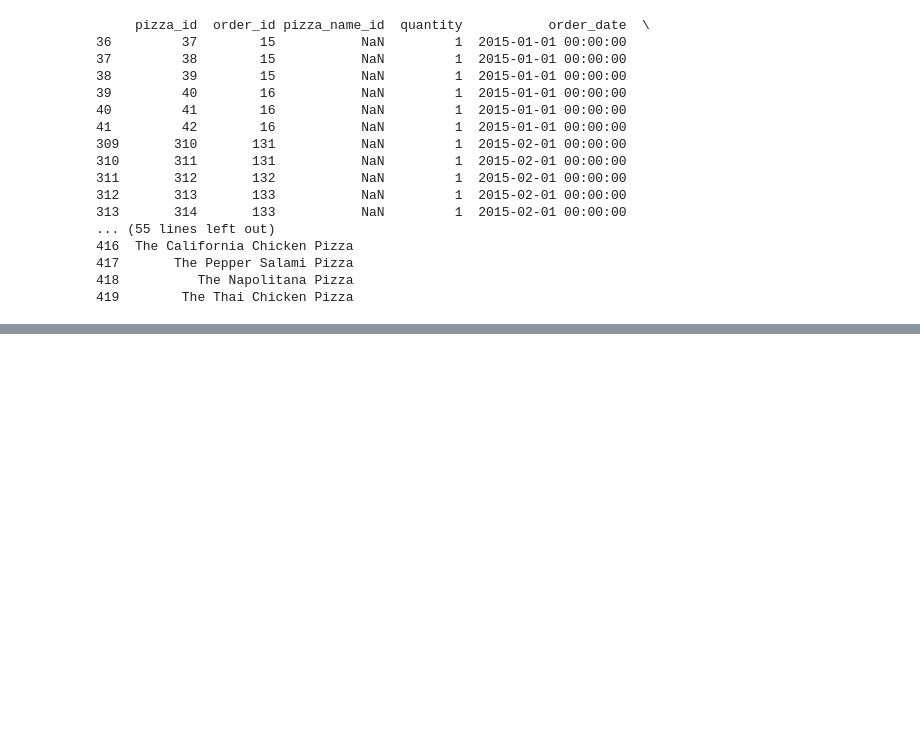
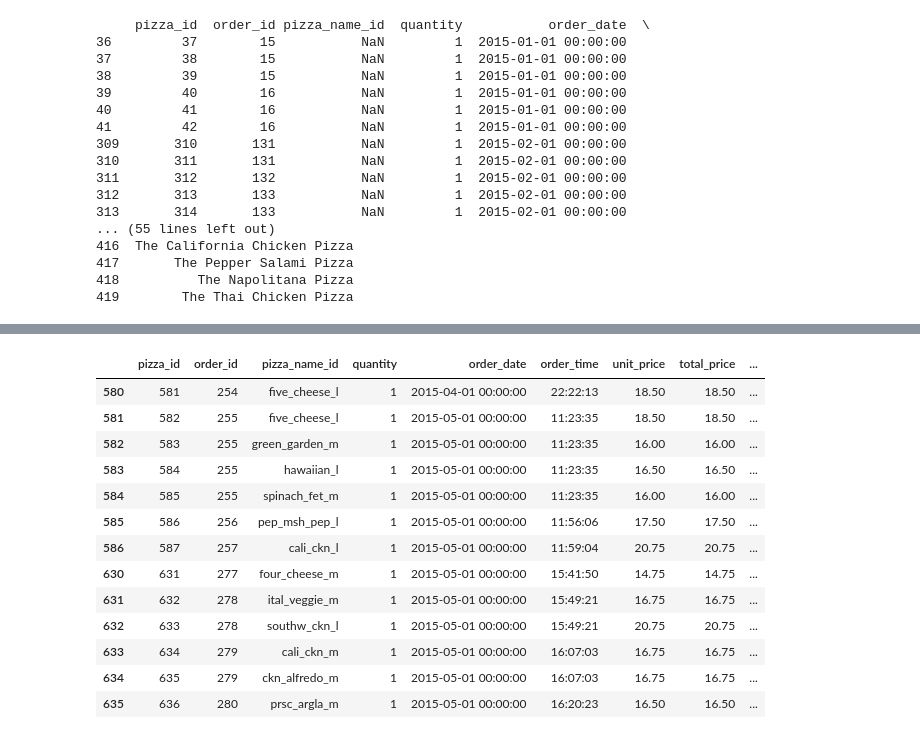
Before and after one commit to Nagasuruthi-R/Dominos_time_forecasting_prj, a Jupyter notebook: cleaning_datasets.ipynb, the cells around one changed output, grey strips where cells are left out. Drawn from its saved outputs; the diff is of its cells as text; code cells hidden in the pictures; blank space fills up the shorter version.

```diff
--- a/cleaning_datasets.ipynb
+++ b/cleaning_datasets.ipynb
@@ -91,0 +113,18 @@ print(rows_with_nulls_in_col)
+# %%
+rows_with_nulls_in_col = sales_df[sales_df['pizza_ingredients'].isnull()]
+rows_with_nulls_in_col
+# %% [output]
+|  | pizza_id | order_id | pizza_name_id | quantity | order_date | order_time | unit_price | total_price | ... |
+| 580 | 581 | 254 | five_cheese_l | 1 | 2015-04-01 00:00:00 | 22:22:13 | 18.50 | 18.50 | ... |
+| 581 | 582 | 255 | five_cheese_l | 1 | 2015-05-01 00:00:00 | 11:23:35 | 18.50 | 18.50 | ... |
+| 582 | 583 | 255 | green_garden_m | 1 | 2015-05-01 00:00:00 | 11:23:35 | 16.00 | 16.00 | ... |
+| 583 | 584 | 255 | hawaiian_l | 1 | 2015-05-01 00:00:00 | 11:23:35 | 16.50 | 16.50 | ... |
+| 584 | 585 | 255 | spinach_fet_m | 1 | 2015-05-01 00:00:00 | 11:23:35 | 16.00 | 16.00 | ... |
+| 585 | 586 | 256 | pep_msh_pep_l | 1 | 2015-05-01 00:00:00 | 11:56:06 | 17.50 | 17.50 | ... |
+| 586 | 587 | 257 | cali_ckn_l | 1 | 2015-05-01 00:00:00 | 11:59:04 | 20.75 | 20.75 | ... |
+| 630 | 631 | 277 | four_cheese_m | 1 | 2015-05-01 00:00:00 | 15:41:50 | 14.75 | 14.75 | ... |
+| 631 | 632 | 278 | ital_veggie_m | 1 | 2015-05-01 00:00:00 | 15:49:21 | 16.75 | 16.75 | ... |
+| 632 | 633 | 278 | southw_ckn_l | 1 | 2015-05-01 00:00:00 | 15:49:21 | 20.75 | 20.75 | ... |
+| 633 | 634 | 279 | cali_ckn_m | 1 | 2015-05-01 00:00:00 | 16:07:03 | 16.75 | 16.75 | ... |
+| 634 | 635 | 279 | ckn_alfredo_m | 1 | 2015-05-01 00:00:00 | 16:07:03 | 16.75 | 16.75 | ... |
+| 635 | 636 | 280 | prsc_argla_m | 1 | 2015-05-01 00:00:00 | 16:20:23 | 16.50 | 16.50 | ... |
```
Also changed, not shown: parts of 2 cells of this notebook, 1 other file.
